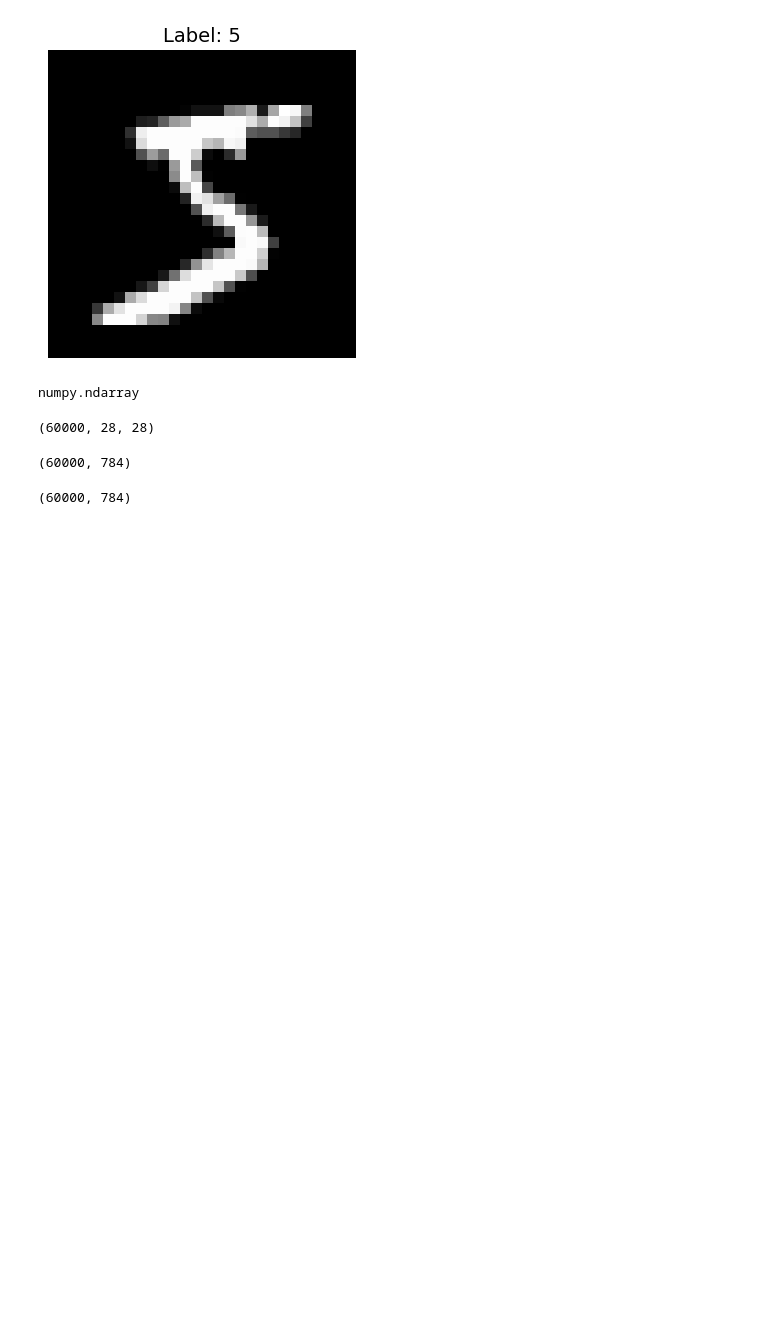
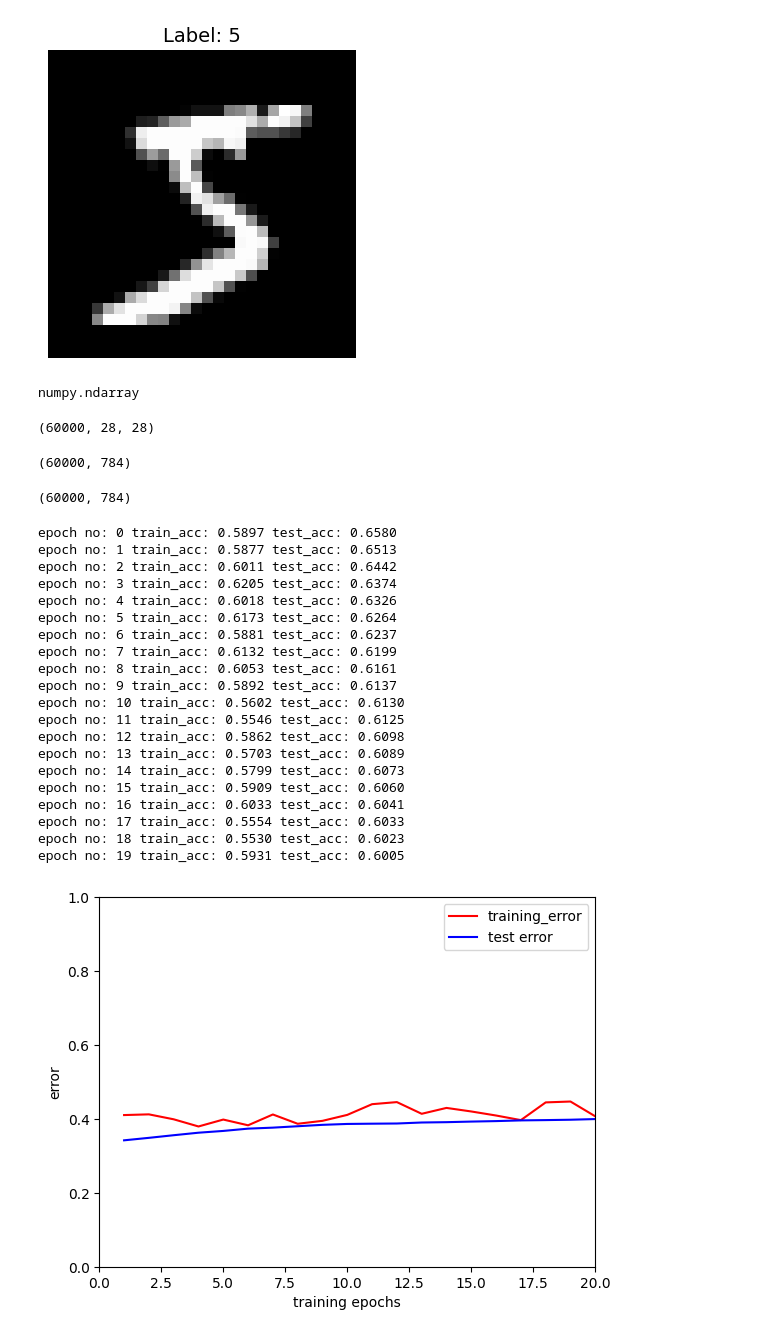
Before and after one commit to ErichGiusseppe/nvidia_book, a Jupyter notebook: capitulo_04_fully_connected_networks_applied_to_multiclass_classification/ejecicio_mnist_dataset.ipynb, the cells around one changed output. Cells and saved outputs as stored; diff of their text form; code cells hidden in the pictures; blank space fills up the shorter version.

```diff
--- a/capitulo_04_fully_connected_networks_applied_to_multiclass_classification/ejecicio_mnist_dataset.ipynb
+++ b/capitulo_04_fully_connected_networks_applied_to_multiclass_classification/ejecicio_mnist_dataset.ipynb
@@ -118,0 +201,41 @@ x_train.shape
+# %%
+for i in range(EPOCHS):
+    np.random.shuffle(index_list)
+    correct_training_results = 0
+    for j in index_list:
+        x = np.concatenate((np.array([1.0]),x_train[j]))
+        forward_pass(x)
+        if output_layer_y.argmax() == y_train[j].argmax():
+            correct_training_results += 1
+        backward_pass(y_train[j])
+        adjust_weights(x)
+    correct_test_results = 0
+    for j in range(len(x_test)):
+        x = np.concatenate((np.array([1.0]),x_test[j]))
+        forward_pass(x)
+        if output_layer_y.argmax() == y_test[j].argmax():
+            correct_test_results += 1
+    show_learning(i,correct_training_results/len(x_train), correct_test_results/len(x_test))
+plot_learning()
+# %% [output]
+epoch no: 0 train_acc: 0.5897 test_acc: 0.6580
+epoch no: 1 train_acc: 0.5877 test_acc: 0.6513
+epoch no: 2 train_acc: 0.6011 test_acc: 0.6442
+epoch no: 3 train_acc: 0.6205 test_acc: 0.6374
+epoch no: 4 train_acc: 0.6018 test_acc: 0.6326
+epoch no: 5 train_acc: 0.6173 test_acc: 0.6264
+epoch no: 6 train_acc: 0.5881 test_acc: 0.6237
+epoch no: 7 train_acc: 0.6132 test_acc: 0.6199
+epoch no: 8 train_acc: 0.6053 test_acc: 0.6161
+epoch no: 9 train_acc: 0.5892 test_acc: 0.6137
+epoch no: 10 train_acc: 0.5602 test_acc: 0.6130
+epoch no: 11 train_acc: 0.5546 test_acc: 0.6125
+epoch no: 12 train_acc: 0.5862 test_acc: 0.6098
+epoch no: 13 train_acc: 0.5703 test_acc: 0.6089
+epoch no: 14 train_acc: 0.5799 test_acc: 0.6073
+epoch no: 15 train_acc: 0.5909 test_acc: 0.6060
+epoch no: 16 train_acc: 0.6033 test_acc: 0.6041
+epoch no: 17 train_acc: 0.5554 test_acc: 0.6033
+epoch no: 18 train_acc: 0.5530 test_acc: 0.6023
+epoch no: 19 train_acc: 0.5931 test_acc: 0.6005
+[figure, added]
```
Also changed, not shown: parts of 3 cells of this notebook, 1 other file.
